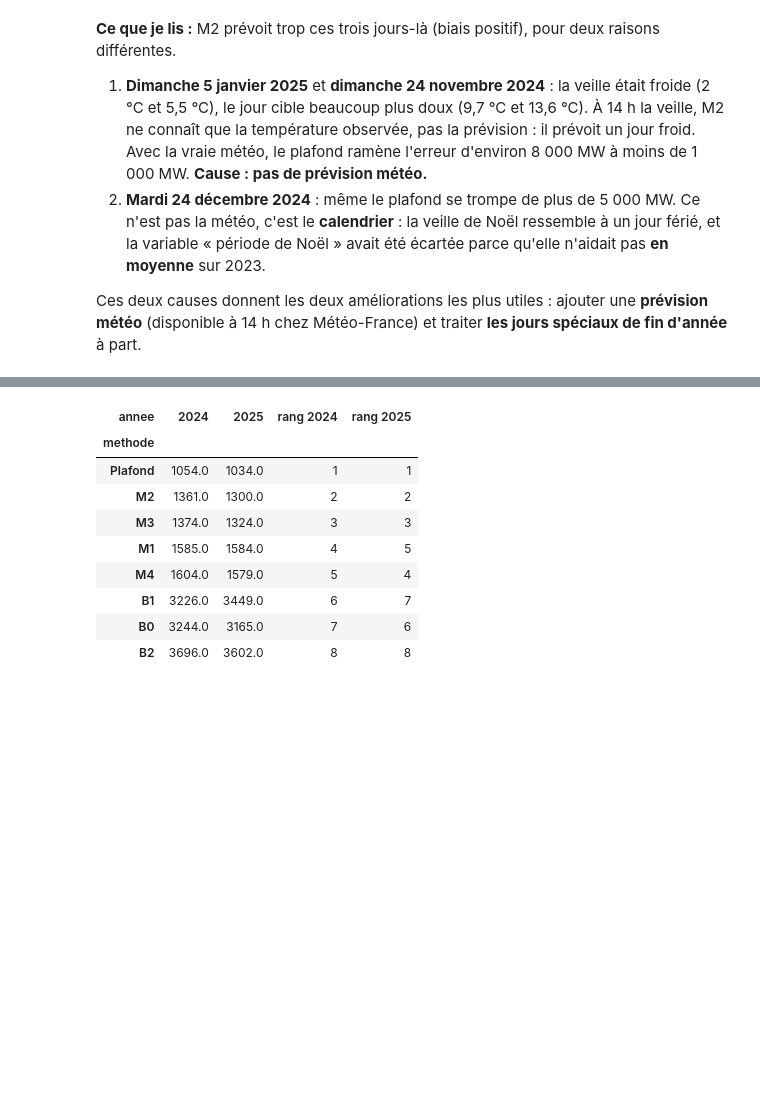
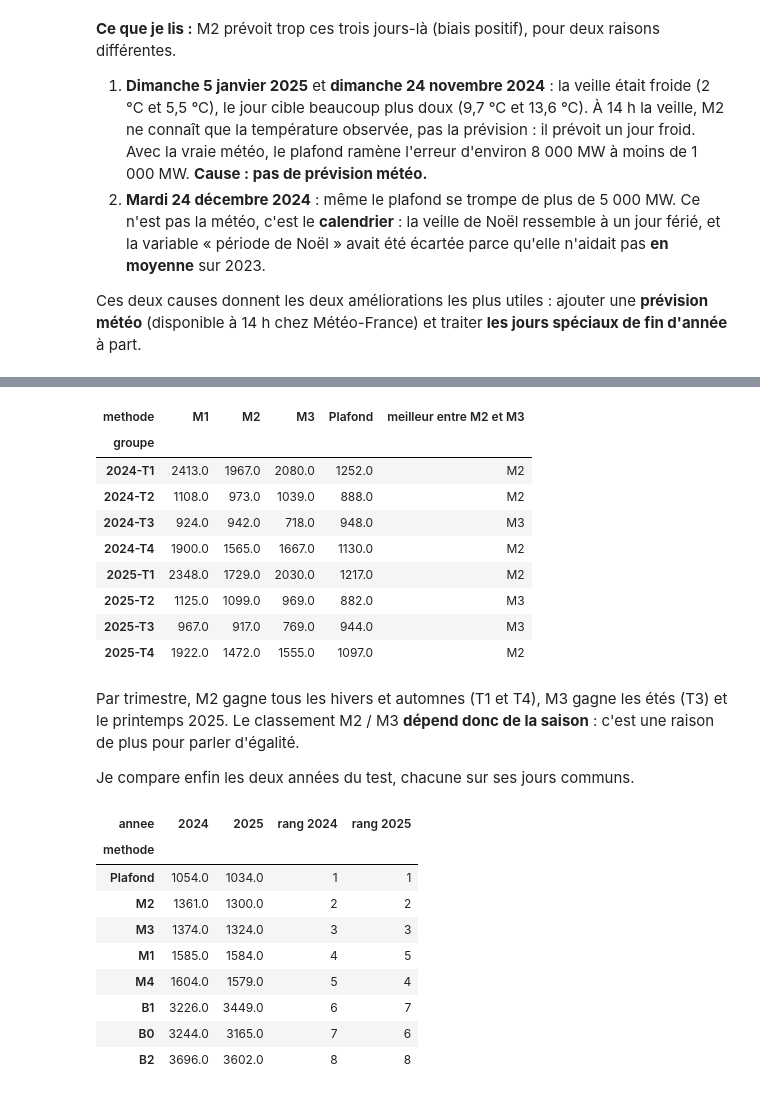
Before and after one commit to MarteOued/Projet-series-temporelles, a Jupyter notebook: notebooks/04_resultats_modeles.ipynb, the cells around one changed output, grey strips where cells are left out. Drawn from its saved outputs; the diff is of its cells as text; code cells hidden in the pictures; blank space fills up the shorter version.

```diff
--- a/notebooks/04_resultats_modeles.ipynb
+++ b/notebooks/04_resultats_modeles.ipynb
@@ -435,3 +518,25 @@ Je compare les deux années du test, chacune sur ses jours communs.
+# %%
+trimestres = groupes[groupes["critere"] == "trimestre"].pivot(index="groupe", columns="methode", values="MAE_MW")
+trimestres = trimestres[["M1", "M2", "M3", "Plafond"]]
+trimestres["meilleur entre M2 et M3"] = np.where(trimestres["M2"] < trimestres["M3"], "M2", "M3")
+display(trimestres.round(0))
+# %% [output]
+| methode | M1 | M2 | M3 | Plafond | meilleur entre M2 et M3 |
+| groupe |  |  |  |  |  |
+| 2024-T1 | 2413.0 | 1967.0 | 2080.0 | 1252.0 | M2 |
+| 2024-T2 | 1108.0 | 973.0 | 1039.0 | 888.0 | M2 |
+| 2024-T3 | 924.0 | 942.0 | 718.0 | 948.0 | M3 |
+| 2024-T4 | 1900.0 | 1565.0 | 1667.0 | 1130.0 | M2 |
+| 2025-T1 | 2348.0 | 1729.0 | 2030.0 | 1217.0 | M2 |
+| 2025-T2 | 1125.0 | 1099.0 | 969.0 | 882.0 | M3 |
+| 2025-T3 | 967.0 | 917.0 | 769.0 | 944.0 | M3 |
+| 2025-T4 | 1922.0 | 1472.0 | 1555.0 | 1097.0 | M2 |
+# %% [markdown]
+Par trimestre, M2 gagne tous les hivers et automnes (T1 et T4), M3 gagne les étés (T3) et le
+printemps 2025. Le classement M2 / M3 **dépend donc de la saison** : c'est une raison de plus pour
+parler d'égalité.
+
+Je compare enfin les deux années du test, chacune sur ses jours communs.
 # %%
 annees = lire("comparaison_test_2024_2025_par_annee").assign(methode=lambda d: d["methode"].map(COURT))
 mae_annee = annees.pivot(index="methode", columns="annee", values="MAE (MW)")
```
Also changed, not shown: parts of 12 cells of this notebook, 11 other files.
